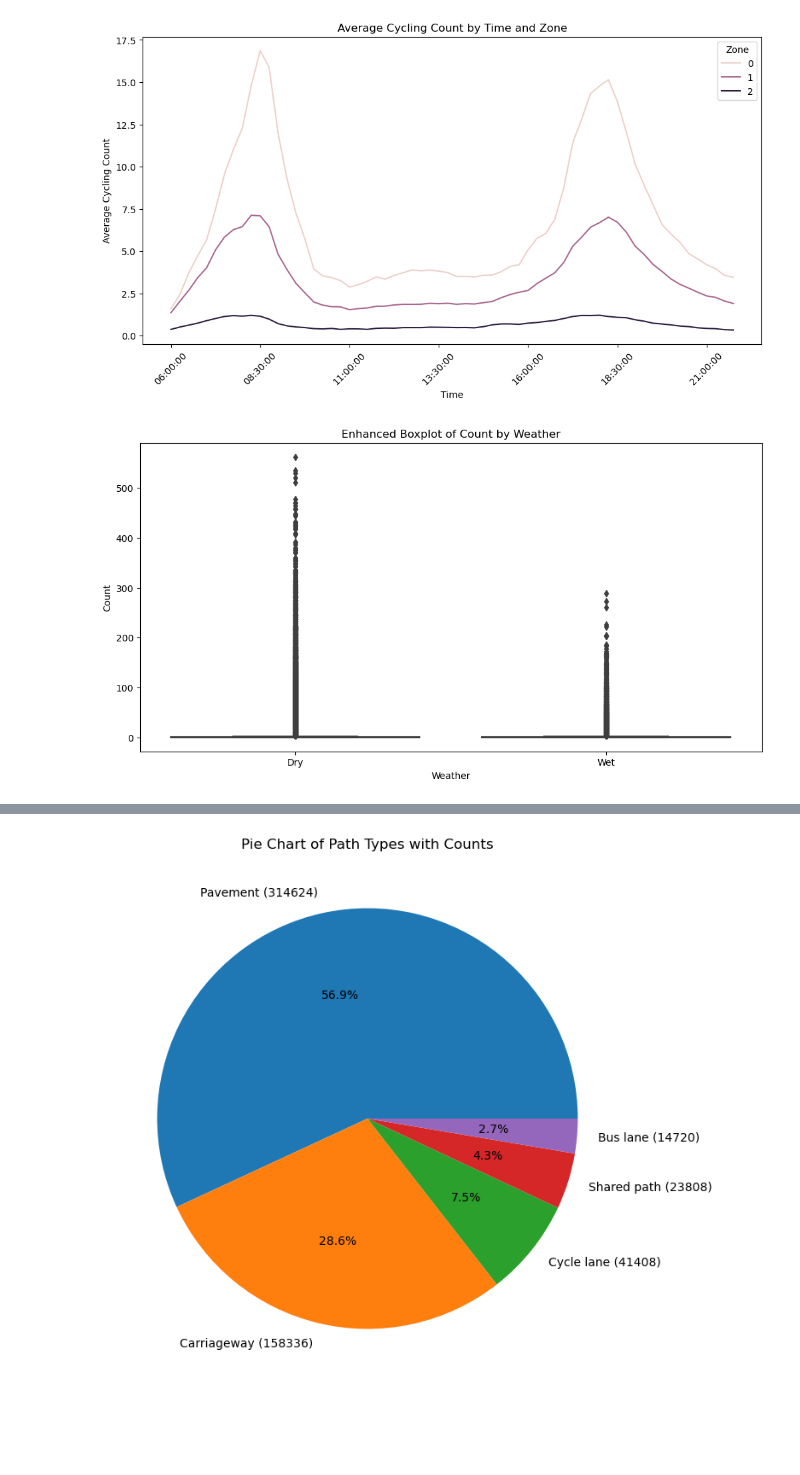
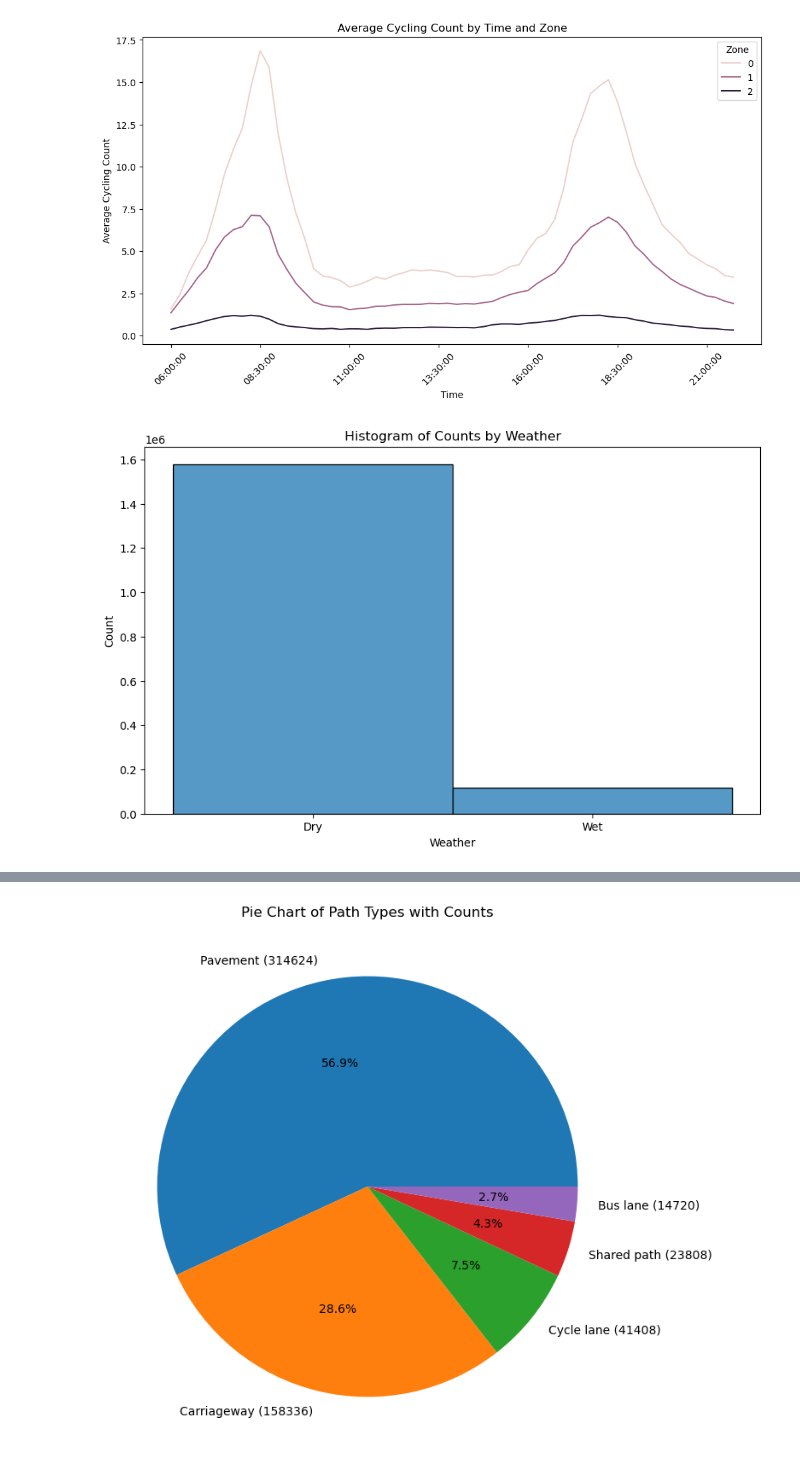
Before and after one commit to sokimura39/QM_Group, a Jupyter notebook: QM_descriptive.ipynb, the cells around one changed output, grey strips where cells are left out. Cells and saved outputs as stored; diff of their text form; code cells hidden in the pictures; blank space fills up the shorter version.

```diff
--- a/QM_descriptive.ipynb
+++ b/QM_descriptive.ipynb
@@ -80,22 +80,19 @@ plt.show()
 # %%
 import matplotlib.pyplot as plt
 import seaborn as sns
 import pandas as pd
 
-# Load the dataset
 data = pd.read_csv('out.csv')
+data = data.drop(columns=['isPavement'])
 
-# Creating the boxplot
-plt.figure(figsize=(12, 6))
-sns.boxplot(x='Weather', y='Count', data=data)
-
-# Adding titles and labels
-plt.title('Enhanced Boxplot of Count by Weather')
+plt.figure(figsize=(10, 6))
+sns.histplot(data, x='Weather', weights='Count', bins=len(data['Weather'].unique()))
+plt.title('Histogram of Counts by Weather')
 plt.xlabel('Weather')
 plt.ylabel('Count')
 plt.show()
 # %% [output]
-[figure, old version]
+[figure, new version]
 # %%
 import matplotlib.pyplot as plt
 import seaborn as sns
```
Also changed, not shown: parts of 3 cells of this notebook.
